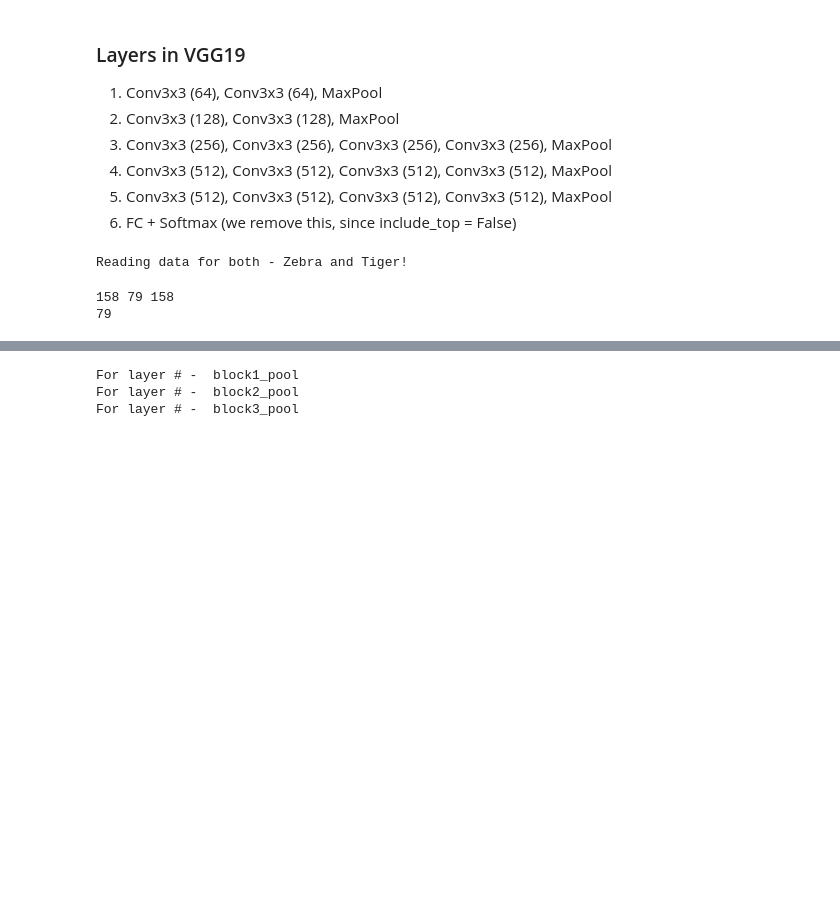
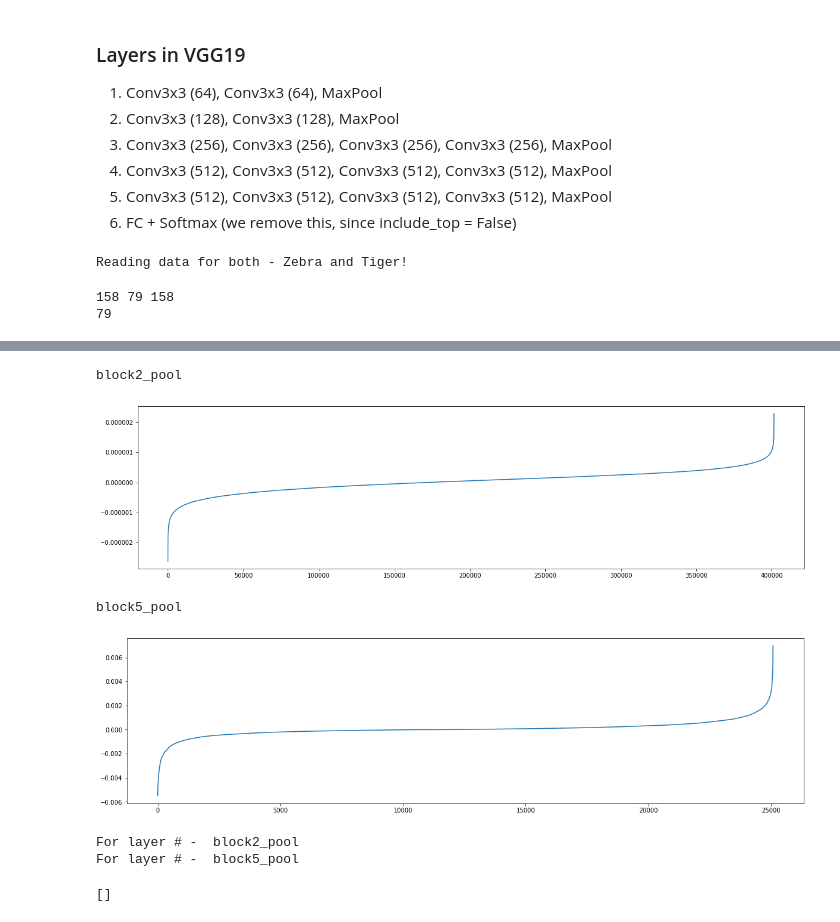
Before and after one commit to kjanjua26/tcav-nlp, a Jupyter notebook: tester-notebooks/VGG_Tests_With_inBetween_Layers.ipynb, the cells around one changed output, grey strips where cells are left out. Drawn from its saved outputs; the diff is of its cells as text; code cells hidden in the pictures; blank space fills up the shorter version.

```diff
--- a/tester-notebooks/VGG_Tests_With_inBetween_Layers.ipynb
+++ b/tester-notebooks/VGG_Tests_With_inBetween_Layers.ipynb
@@ -53,7 +53,7 @@ class ModelInstantiate:
         img_data = preprocess_input(img_data)
         fts = model.predict(img_data)
         fts_np = np.array(fts)
-        return np.squeeze(fts_np)
+        return fts_np #np.squeeze(fts_np)
 # %%
 class ImageReader:
     def __init__(self, classes, folderpath, label_dict):
@@ -242,3 +264,20 @@ def compute_direc_derivative(x, y):
+# %%
+tcavs = {}
+for key, value in zebra_fts_dict_VGG16.items():
+    if len(value):
+        count = 0
+        value = np.array(value)
+        value = value.reshape(no_imgs, -1)
+        cav = get_direction(key, 'zebra_stripes')
+        cav_sort = sorted(cav)
+        print(key)
+        plt.plot(cav_sort)
+        plt.show()
+# %% [output]
+block2_pool
+[figure, added]
+block5_pool
+[figure, added]
 # %%
 # for each base image (zebra) feature, compute the directional derivative and get the TCAV score.
 
@@ -252,13 +291,16 @@ for key, value in zebra_fts_dict_VGG16.items():
         print("For layer # - ", key)
         for ft in value: # loop over every feature
             dydx = compute_direc_derivative(ft, cav)
-            if dydx.any(): count += 1
+            if dydx: count += 1
         tcav = float(count) / float(len(value))
         tcavs[key] = tcav
 # %% [output]
-For layer # -  block1_pool
 For layer # -  block2_pool
-For layer # -  block3_pool
+For layer # -  block5_pool
+# %%
+print(preds)
+# %% [output]
+[]
 # %%
 print('Printing TCAV scores for each block!')
 print(tcavs)
```
Also changed, not shown: parts of 8 cells of this notebook.
